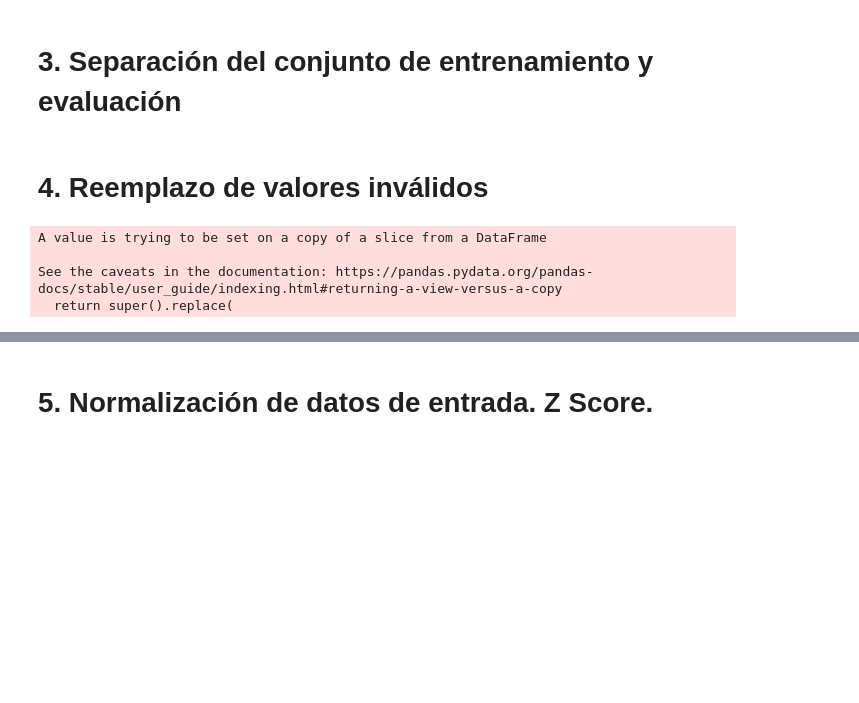
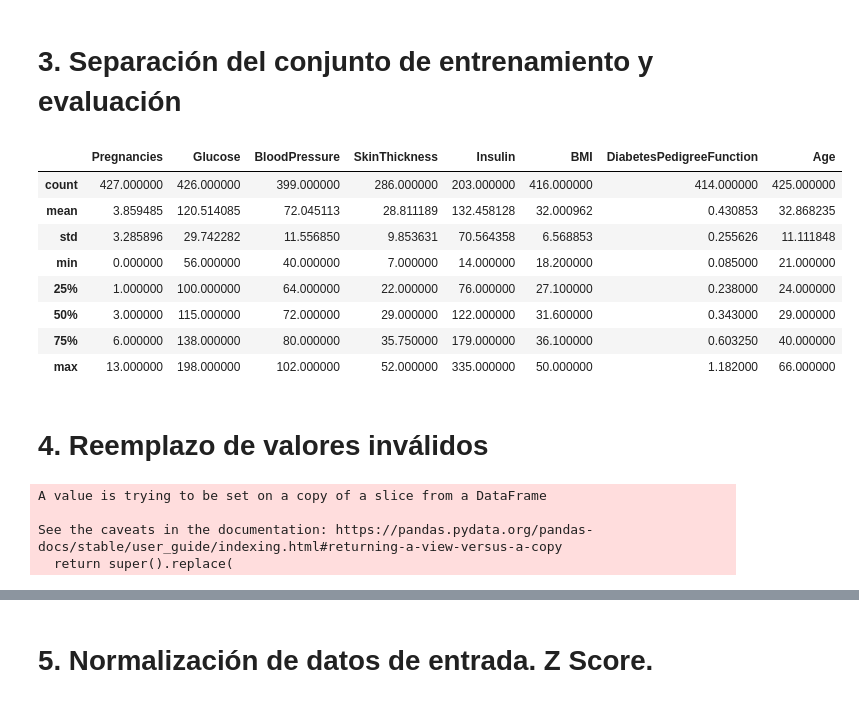
Before and after one commit to Kammann123/nn-tp2, a Jupyter notebook: notebooks/ej1/ej1_MLP.ipynb, the cells around one changed output, grey strips where cells are left out. Cells and saved outputs as stored; diff of their text form; code cells hidden in the pictures; blank space fills up the shorter version.

```diff
--- a/notebooks/ej1/ej1_MLP.ipynb
+++ b/notebooks/ej1/ej1_MLP.ipynb
@@ -59,21 +85,37 @@ x_train_valid, x_test, y_train_valid, y_test = model_selection.train_test_split(
 
 # Split the train_valid sub-dataset into train and valid
 x_train, x_valid, y_train, y_valid = model_selection.train_test_split(x_train_valid, y_train_valid, test_size=0.3, random_state=23, shuffle=True)
+# %%
+x_train.describe()
+# %% [output]
+|  | Pregnancies | Glucose | BloodPressure | SkinThickness | Insulin | BMI | DiabetesPedigreeFunction | Age |
+| count | 427.000000 | 426.000000 | 399.000000 | 286.000000 | 203.000000 | 416.000000 | 414.000000 | 425.000000 |
+| mean | 3.859485 | 120.514085 | 72.045113 | 28.811189 | 132.458128 | 32.000962 | 0.430853 | 32.868235 |
+| std | 3.285896 | 29.742282 | 11.556850 | 9.853631 | 70.564358 | 6.568853 | 0.255626 | 11.111848 |
+| min | 0.000000 | 56.000000 | 40.000000 | 7.000000 | 14.000000 | 18.200000 | 0.085000 | 21.000000 |
+| 25% | 1.000000 | 100.000000 | 64.000000 | 22.000000 | 76.000000 | 27.100000 | 0.238000 | 24.000000 |
+| 50% | 3.000000 | 115.000000 | 72.000000 | 29.000000 | 122.000000 | 31.600000 | 0.343000 | 29.000000 |
+| 75% | 6.000000 | 138.000000 | 80.000000 | 35.750000 | 179.000000 | 36.100000 | 0.603250 | 40.000000 |
+| max | 13.000000 | 198.000000 | 102.000000 | 52.000000 | 335.000000 | 50.000000 | 1.182000 | 66.000000 |
 # %% [markdown]
 # 4. Reemplazo de valores inválidos
-# %%
-# Select columns to perform non-valid values replacement
-replace_labels = ['Glucose', 'BloodPressure', 'SkinThickness', 'Insulin', 'BMI']
-
-# Perform NaN replacement
-for label in replace_labels:
-    # Compute mean for particular column and replace in train, valid and test
-    mean = np.nanmean(x_train[label])
-    x_train[label].replace(np.nan, mean, inplace=True)
-    x_valid[label].replace(np.nan, mean, inplace=True)
-    x_test[label].replace(np.nan, mean, inplace=True)
-# %% [output]
-A value is trying to be set on a copy of a slice from a DataFrame
-
-See the caveats in the documentation: https://pandas.pydata.org/pandas-docs/stable/user_guide/indexing.html#returning-a-view-versus-a-copy
-  return super().replace(
+# %%
+# Compute the mean of training
+train_means = x_train.mean().to_numpy()
+
+# Replacing nan values of the train dataset with training mean values
+for index, column in enumerate(x_train.columns):
+    x_train.loc[:,column].replace(np.nan, train_means[index], inplace=True)
+
+# Replacing nan values of the test dataset with training mean values
+for index, column in enumerate(x_test.columns):
+    x_test.loc[:,column].replace(np.nan, train_means[index], inplace=True)
+
+# Replacing nan values of the test dataset with training mean values
+for index, column in enumerate(x_valid.columns):
+    x_valid.loc[:,column].replace(np.nan, train_means[index], inplace=True)
+# %% [output]
+A value is trying to be set on a copy of a slice from a DataFrame
+
+See the caveats in the documentation: https://pandas.pydata.org/pandas-docs/stable/user_guide/indexing.html#returning-a-view-versus-a-copy
+  return super().replace(
```
Also changed, not shown: parts of 36 cells of this notebook, 4 other files.
